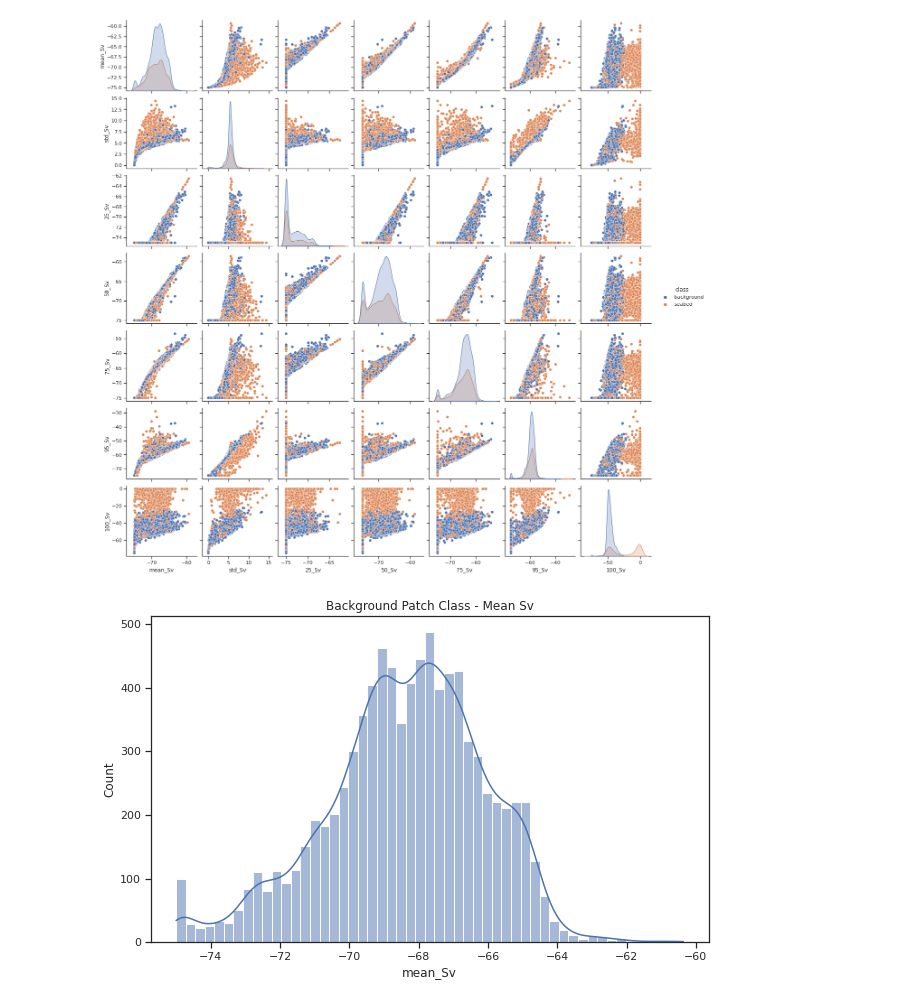
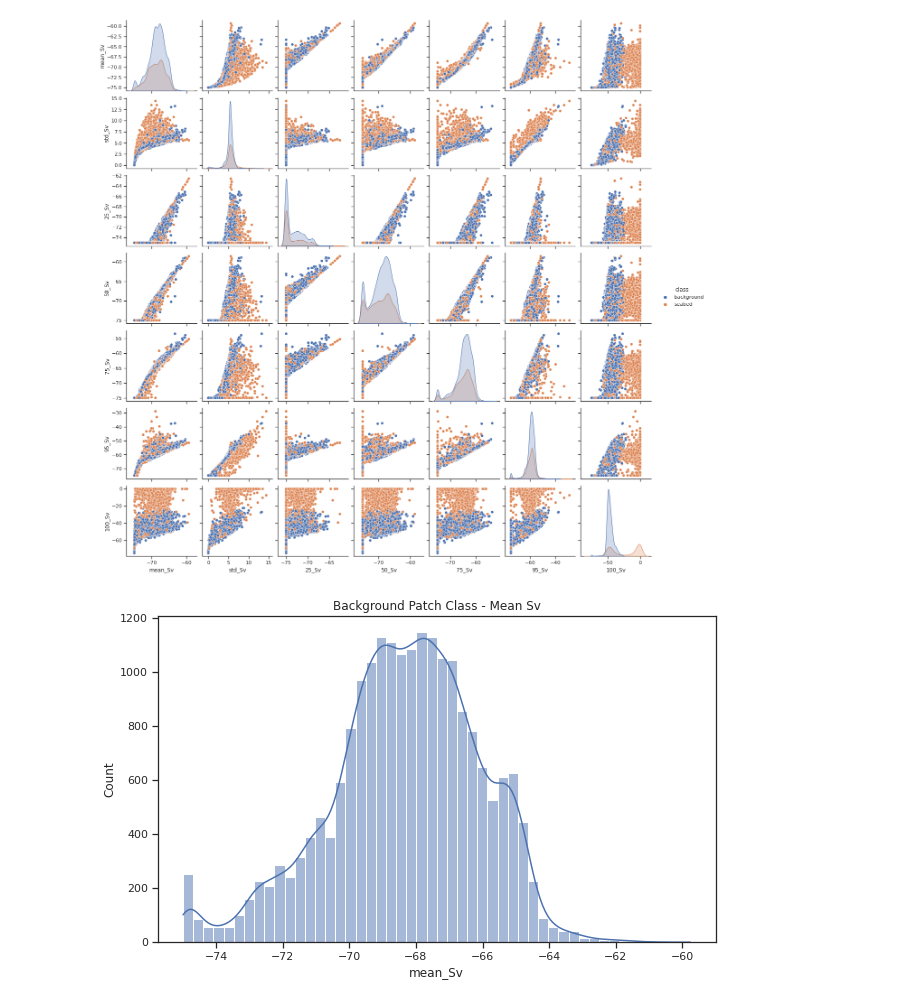
Before and after one commit to ahmetpala/UNET-Sampling, a Jupyter notebook: crimac_unet/Background Sampler.ipynb, the cells around one changed output. Drawn from its saved outputs; the diff is of its cells as text; code cells hidden in the pictures.

```diff
--- a/crimac_unet/Background Sampler.ipynb
+++ b/crimac_unet/Background Sampler.ipynb
@@ -540,8 +540,9 @@ sns.pairplot(pdata[filt][columns], hue="class")
 [figure]
 # %%
 plt.figure(figsize=(10,6))
-sns.histplot(pdata[(pdata['class']=='background') & (pdata['nop_nan']==0)]['mean_Sv'], kde=True)
+sns.histplot(pdata[(pdata['class']=='background') & (pdata['nop_nan']==0)]['mean_Sv'],
+             kde=True, stat="count", bins=50)
 plt.title('Background Patch Class - Mean Sv')
 plt.show()
 # %% [output]
-[figure, old version]
+[figure, new version]
```
Also changed, not shown: parts of 13 cells of this notebook, 1 other file.
